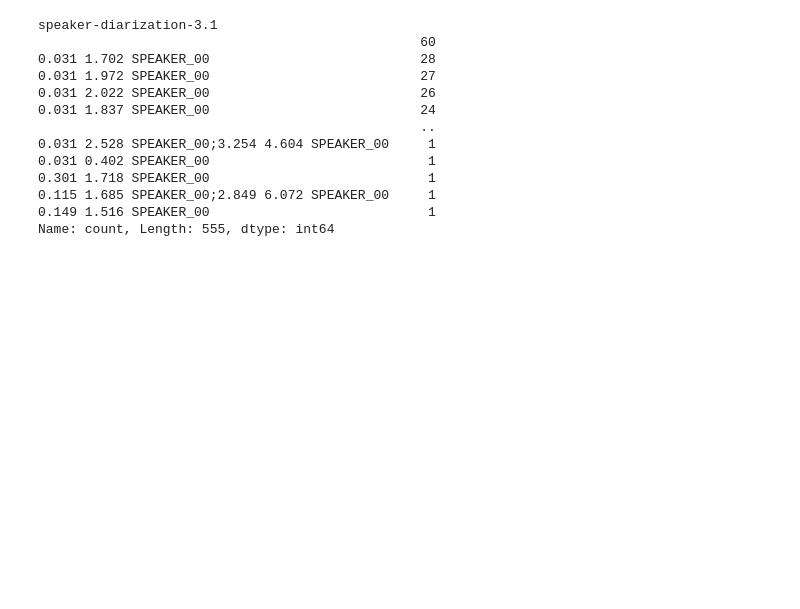
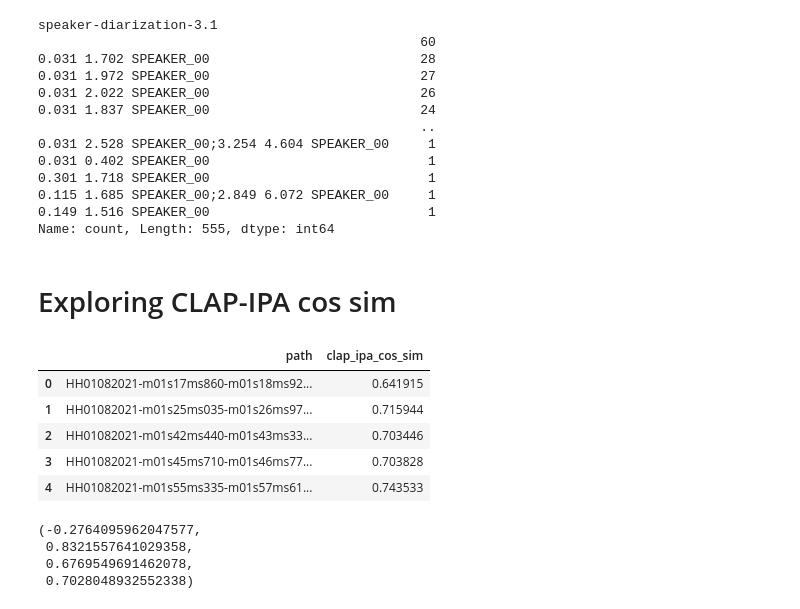
Before and after one commit to markjosims/malachor5, a Jupyter notebook: notebooks/tira_asr_dataset.ipynb, the cells around one changed output. Drawn from its saved outputs; the diff is of its cells as text; code cells hidden in the pictures; blank space fills up the shorter version.

```diff
--- a/notebooks/tira_asr_dataset.ipynb
+++ b/notebooks/tira_asr_dataset.ipynb
@@ -765,3 +779,23 @@ speaker-diarization-3.1
 0.115 1.685 SPEAKER_00;2.849 6.072 SPEAKER_00     1
 0.149 1.516 SPEAKER_00                            1
 Name: count, Length: 555, dtype: int64
+# %% [markdown]
+# Exploring CLAP-IPA cos sim
+# %%
+clap_sim_path='../data/tira-asr-hf/clap_ipa_sim.csv'
+clap_df=pd.read_csv(clap_sim_path)
+clap_df.head()
+# %% [output]
+|  | path | clap_ipa_cos_sim |
+| 0 | HH01082021-m01s17ms860-m01s18ms92... | 0.641915 |
+| 1 | HH01082021-m01s25ms035-m01s26ms97... | 0.715944 |
+| 2 | HH01082021-m01s42ms440-m01s43ms33... | 0.703446 |
+| 3 | HH01082021-m01s45ms710-m01s46ms77... | 0.703828 |
+| 4 | HH01082021-m01s55ms335-m01s57ms61... | 0.743533 |
+# %%
+clap_df['clap_ipa_cos_sim'].min(), clap_df['clap_ipa_cos_sim'].max(), clap_df['clap_ipa_cos_sim'].mean(), clap_df['clap_ipa_cos_sim'].median()
+# %% [output]
+(-0.2764095962047577,
+ 0.8321557641029358,
+ 0.6769549691462078,
+ 0.7028048932552338)
```
Also changed, not shown: parts of 6 cells of this notebook, 1 other file.
